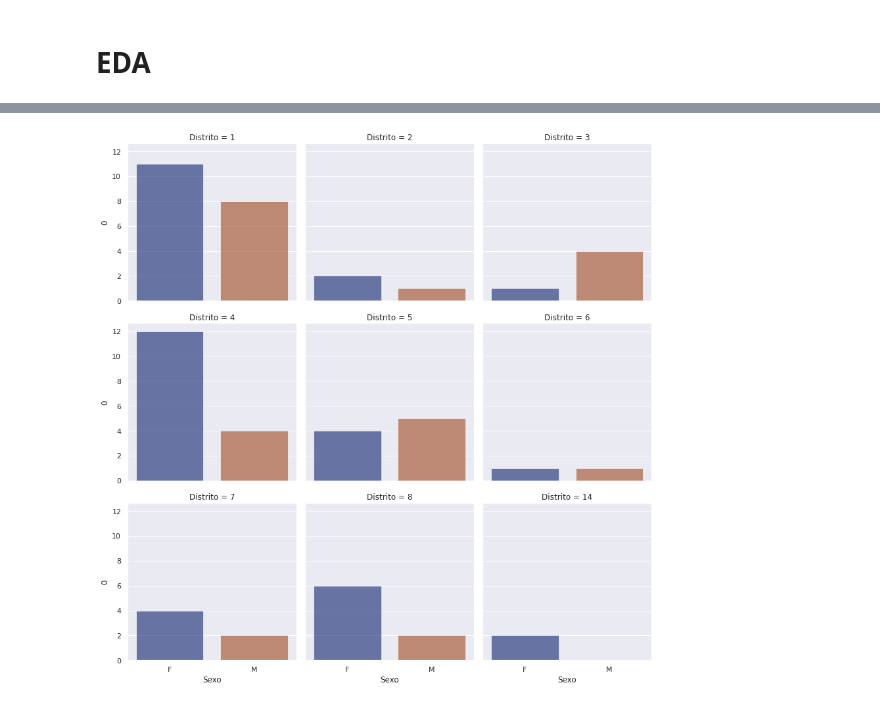
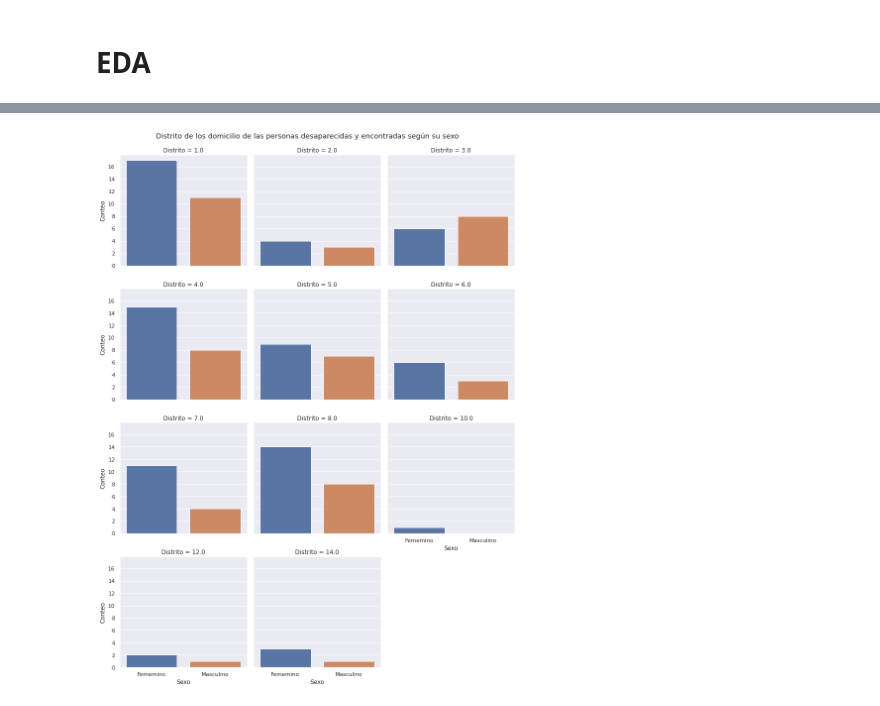
Before and after one commit to lukedup/CECASEM, a Jupyter notebook: anlisis_datos.ipynb, the cells around one changed output, grey strips where cells are left out. Drawn from its saved outputs; the diff is of its cells as text; code cells hidden in the pictures.

```diff
--- a/anlisis_datos.ipynb
+++ b/anlisis_datos.ipynb
@@ -10,7 +10,7 @@ sns.set_theme()
 # %% [markdown]
 # Importar datos
 # %%
-url = 'https://raw.githubusercontent.com/lukedup/CECASEM/trata_y_trafico/trato_y_trafico%20-%20Sheet1.csv'
+url = 'https://raw.githubusercontent.com/lukedup/CECASEM/main/trato_y_trafico%20-%20Sheet1.csv'
 # %%
 df_datos = pd.read_csv(
     filepath_or_buffer=url,
@@ -80,12 +219,19 @@ plt.show()
 # %%
+#@title
 x = df_datos.value_counts(['Distrito', 'Sexo']).reset_index()
 
-sns.catplot(
-    data=x, kind="bar",
-    x="Sexo", y=0, col='Distrito', col_wrap=3,
-    ci=None, palette="dark",
-    alpha=.6, height=4
+g = sns.catplot(
+    data=x, x="Sexo", y=0, kind="bar",
+    col='Distrito', col_wrap=3,
+    ci=None,
+    height=4
+)
+g.set_axis_labels("Sexo", "Conteo")
+g.set_xticklabels(["Fememino", "Masculino"])
+g.fig.subplots_adjust(top=0.94)
+g.fig.suptitle(
+    'Distrito de los domicilio de las personas desaparecidas y encontradas según su sexo'
 )
 plt.show()
 # %% [output]
-[figure, old version]
+[figure, new version]
```
Also changed, not shown: parts of 23 cells of this notebook.
